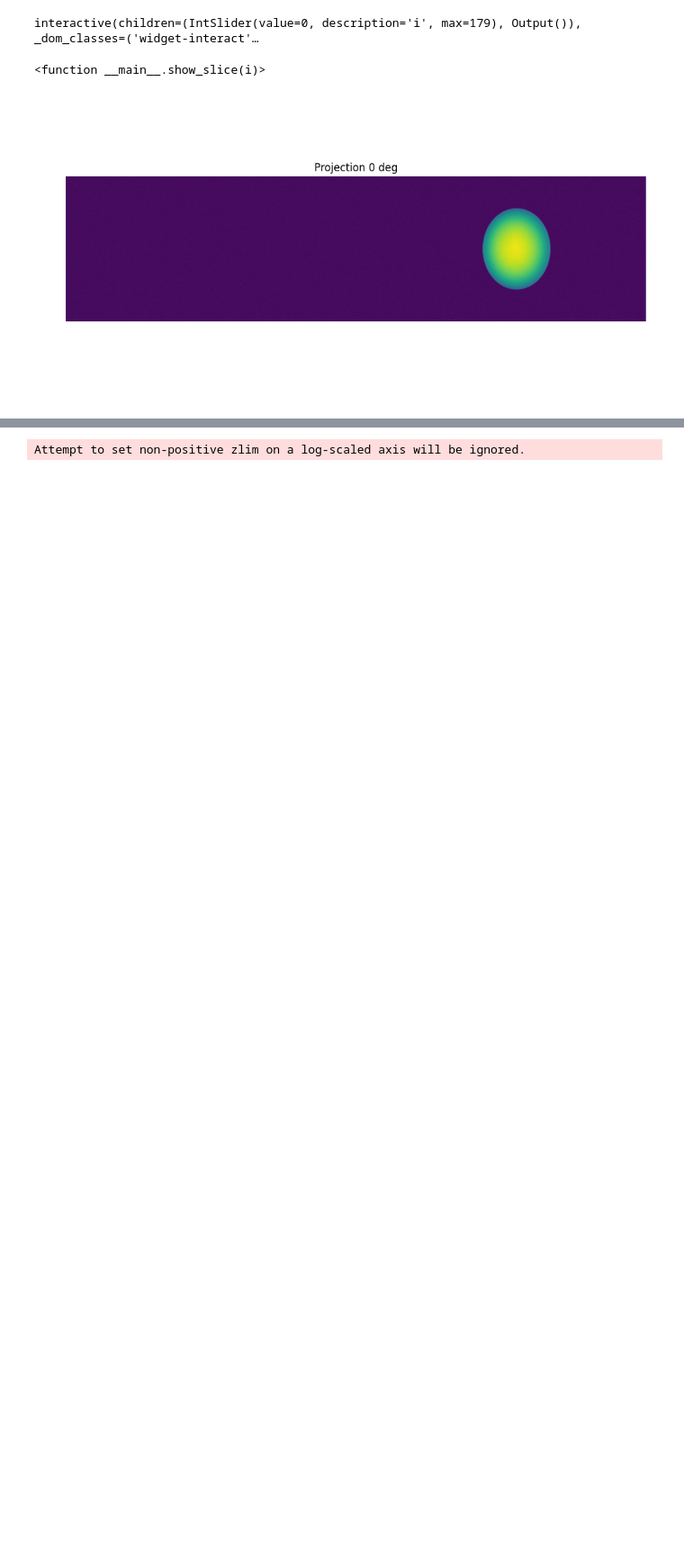
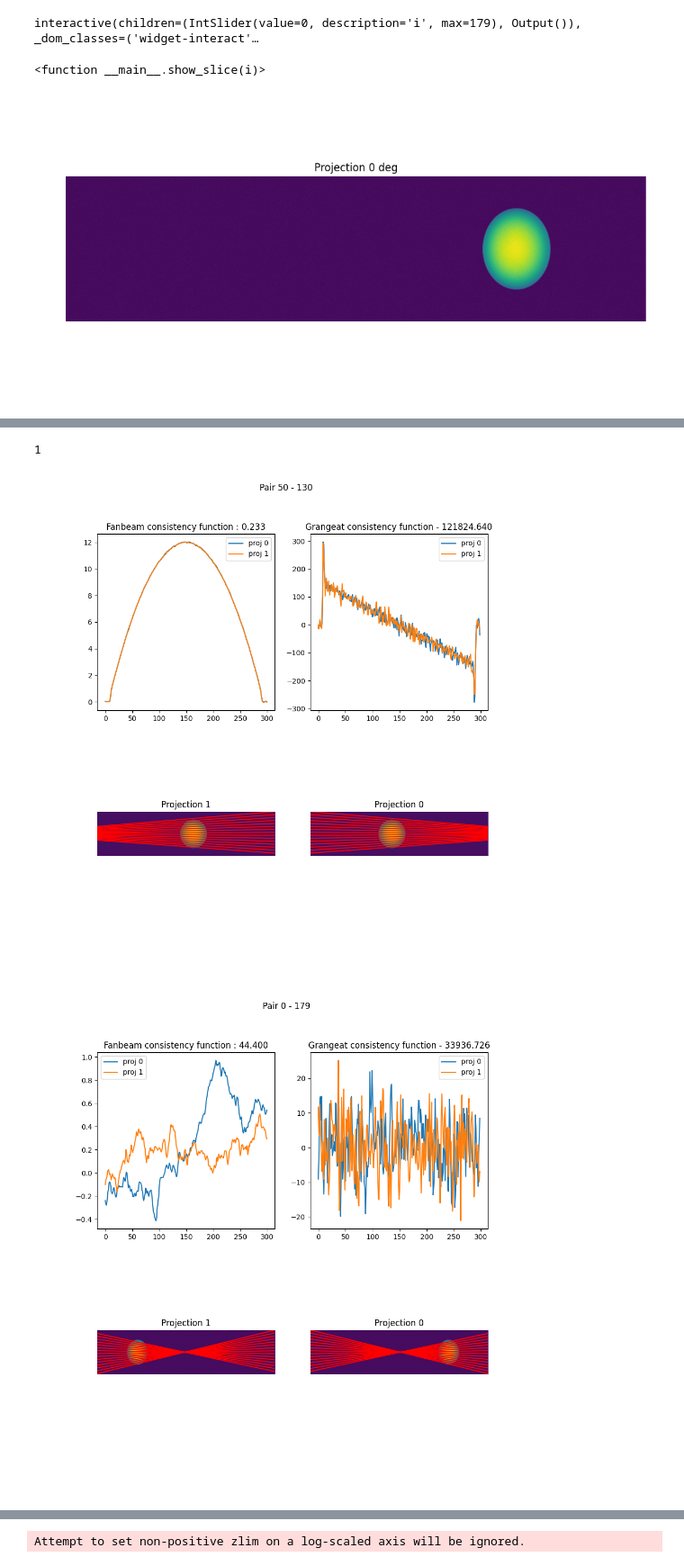
Before and after one commit to lesaintjerome/spie2026, a Jupyter notebook: spie2026-paper/visualize.ipynb, the cells around one changed output, grey strips where cells are left out. Shown at 90% size. Saved outputs shown, nothing was run; the diff lists cells and outputs as text; code cells hidden in the pictures; blank space fills up the shorter version.

```diff
--- a/spie2026-paper/visualize.ipynb
+++ b/spie2026-paper/visualize.ipynb
@@ -165,0 +172,14 @@ ax[1].plot((0,58),(87,29),"y")
+# %%
+pb = FBProblem(geo, stack)
+pair = pb.create_pair([50, 130])
+pair.analyze_pair(figsize=(10,10),title=f"Pair 50 - 130")
+
+pair = pb.create_pair([0,179])
+pair.analyze_pair(figsize=(10,10),title="Pair 0 - 179")
+
+pair = pb.create_pair([89,90])
+pair.analyze_pair(figsize=(10,10),title="Pair 89 - 90")
+# %% [output]
+1
+[figure, added]
+[figure, added]
```
Also changed, not shown: parts of 9 cells of this notebook, 2 other files.
